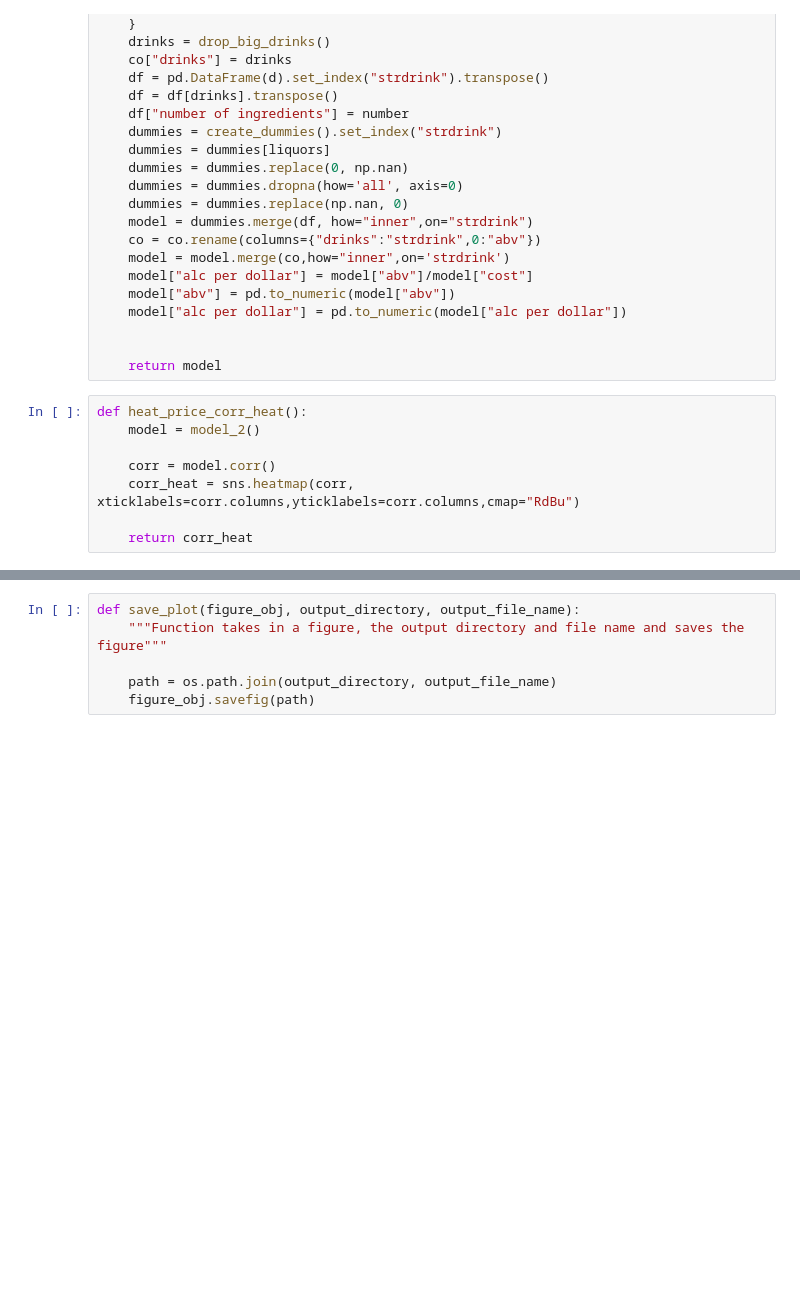
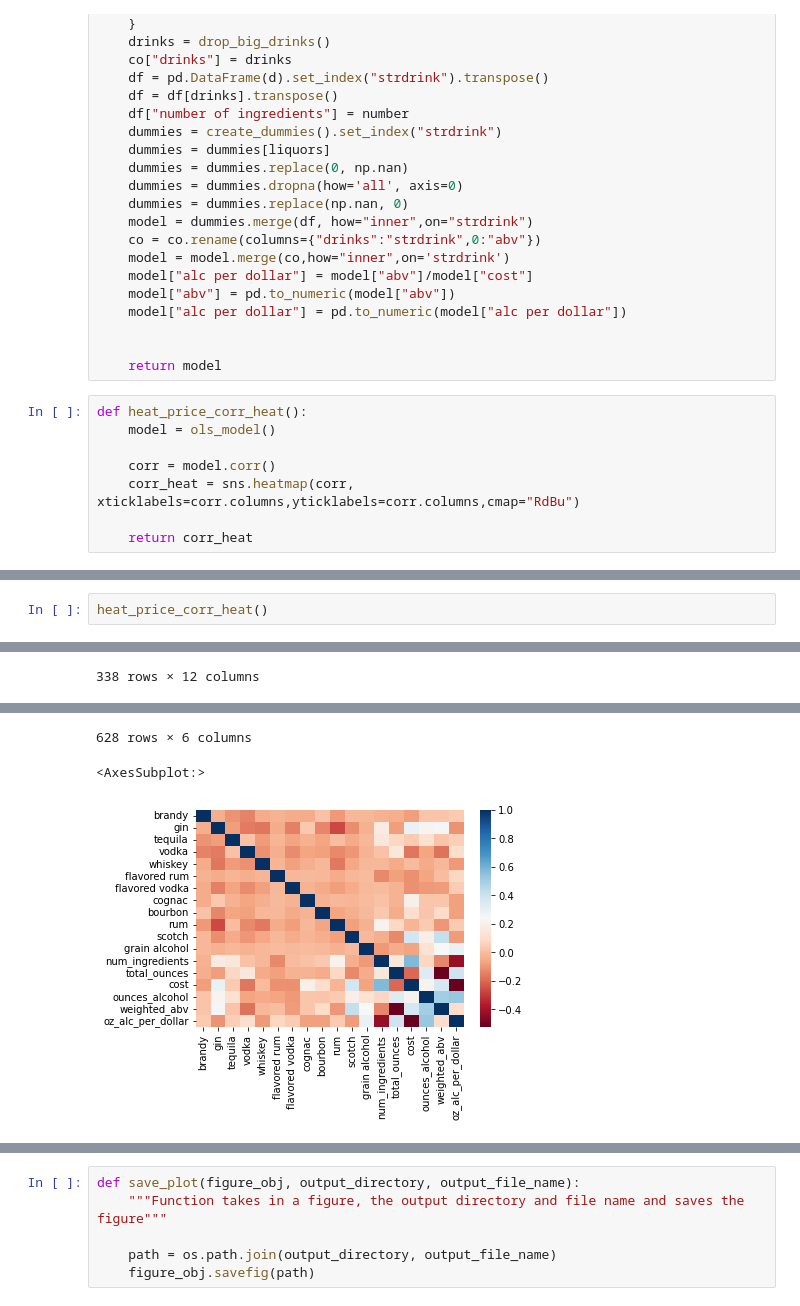
Before and after one commit to ElliottMetzler/the-manhattan-project, a Jupyter notebook: code/drink_costs.ipynb, the cells around one changed output, grey strips where cells are left out. Saved outputs shown, nothing was run; the diff lists cells and outputs as text; blank space fills up the shorter version.

Commit message:
final ols and heat map done

```diff
--- a/code/drink_costs.ipynb
+++ b/code/drink_costs.ipynb
@@ -274,7 +274,7 @@ def model():
     return model
 # %%
 def heat_price_corr_heat():
-    model = model_2()
+    model = ols_model()
 
     corr = model.corr()
     corr_heat = sns.heatmap(corr, xticklabels=corr.columns,yticklabels=corr.columns,cmap="RdBu")
@@ -282,0 +333,3 @@ def heat_price_corr_heat():
+# %%
+heat_price_corr_heat()
+# %% [output]
@@ -282,0 +349 @@ def heat_price_corr_heat():
+338 rows × 12 columns
@@ -283,3 +363,6 @@ def heat_price_corr_heat():
+628 rows × 6 columns
+<AxesSubplot:>
+[figure, added]
 # %%
 def ols_price_on_liquor():
     """Perform OLS regression of pure alchohol per dollar on total ounces, number of ingredient"""
```
Also changed, not shown: parts of 9 cells of this notebook.
